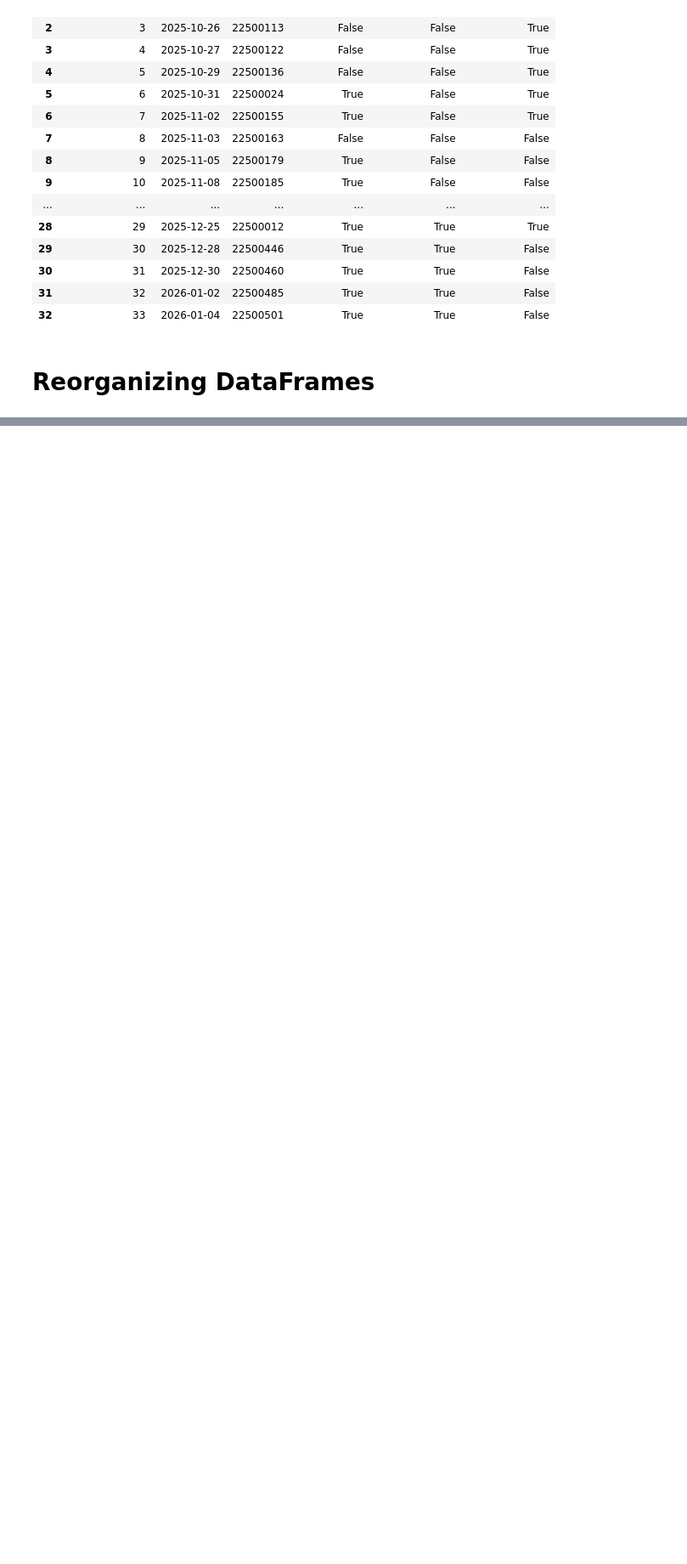
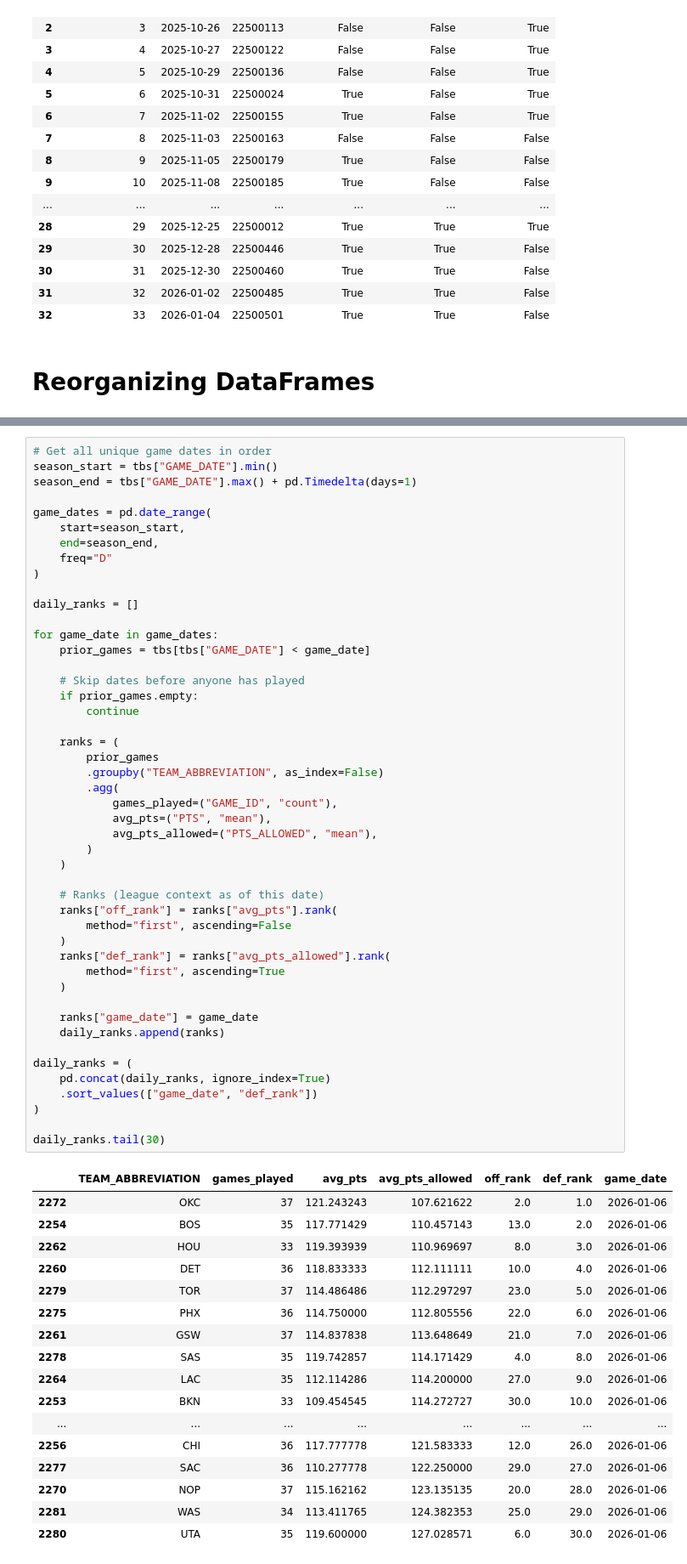
Before and after one commit to sibhisakthivel/nba-game-dashboard-automation, a Jupyter notebook: design.ipynb, the cells around one changed output, grey strips where cells are left out. Shown at 85% size. Saved outputs shown, nothing was run; the diff lists cells and outputs as text; blank space fills up the shorter version.

```diff
--- a/design.ipynb
+++ b/design.ipynb
@@ -1076,0 +950,65 @@ tbs.head()
+# %%
+# Get all unique game dates in order
+season_start = tbs["GAME_DATE"].min()
+season_end = tbs["GAME_DATE"].max() + pd.Timedelta(days=1)
+
+game_dates = pd.date_range(
+    start=season_start,
+    end=season_end,
+    freq="D"
+)
+
+daily_ranks = []
+
+for game_date in game_dates:
+    prior_games = tbs[tbs["GAME_DATE"] < game_date]
+
+    # Skip dates before anyone has played
+    if prior_games.empty:
+        continue
+
+    ranks = (
+        prior_games
+        .groupby("TEAM_ABBREVIATION", as_index=False)
+        .agg(
+            games_played=("GAME_ID", "count"),
+            avg_pts=("PTS", "mean"),
+            avg_pts_allowed=("PTS_ALLOWED", "mean"),
+        )
+    )
+
+    # Ranks (league context as of this date)
+    ranks["off_rank"] = ranks["avg_pts"].rank(
+        method="first", ascending=False
+    )
+    ranks["def_rank"] = ranks["avg_pts_allowed"].rank(
+        method="first", ascending=True
+    )
+
+    ranks["game_date"] = game_date
+    daily_ranks.append(ranks)
+
+daily_ranks = (
+    pd.concat(daily_ranks, ignore_index=True)
+    .sort_values(["game_date", "def_rank"])
+)
+
+daily_ranks.tail(30)
+# %% [output]
+|  | TEAM_ABBREVIATION | games_played | avg_pts | avg_pts_allowed | off_rank | def_rank | game_date |
+| 2272 | OKC | 37 | 121.243243 | 107.621622 | 2.0 | 1.0 | 2026-01-06 |
+| 2254 | BOS | 35 | 117.771429 | 110.457143 | 13.0 | 2.0 | 2026-01-06 |
+| 2262 | HOU | 33 | 119.393939 | 110.969697 | 8.0 | 3.0 | 2026-01-06 |
+| 2260 | DET | 36 | 118.833333 | 112.111111 | 10.0 | 4.0 | 2026-01-06 |
+| 2279 | TOR | 37 | 114.486486 | 112.297297 | 23.0 | 5.0 | 2026-01-06 |
+| 2275 | PHX | 36 | 114.750000 | 112.805556 | 22.0 | 6.0 | 2026-01-06 |
+| 2261 | GSW | 37 | 114.837838 | 113.648649 | 21.0 | 7.0 | 2026-01-06 |
+| 2278 | SAS | 35 | 119.742857 | 114.171429 | 4.0 | 8.0 | 2026-01-06 |
+| 2264 | LAC | 35 | 112.114286 | 114.200000 | 27.0 | 9.0 | 2026-01-06 |
+| 2253 | BKN | 33 | 109.454545 | 114.272727 | 30.0 | 10.0 | 2026-01-06 |
+| ... | ... | ... | ... | ... | ... | ... | ... |
+| 2256 | CHI | 36 | 117.777778 | 121.583333 | 12.0 | 26.0 | 2026-01-06 |
+| 2277 | SAC | 36 | 110.277778 | 122.250000 | 29.0 | 27.0 | 2026-01-06 |
+| 2270 | NOP | 37 | 115.162162 | 123.135135 | 20.0 | 28.0 | 2026-01-06 |
+| 2281 | WAS | 34 | 113.411765 | 124.382353 | 25.0 | 29.0 | 2026-01-06 |
+| 2280 | UTA | 35 | 119.600000 | 127.028571 | 6.0 | 30.0 | 2026-01-06 |
```
Also changed, not shown: parts of 4 cells of this notebook.
